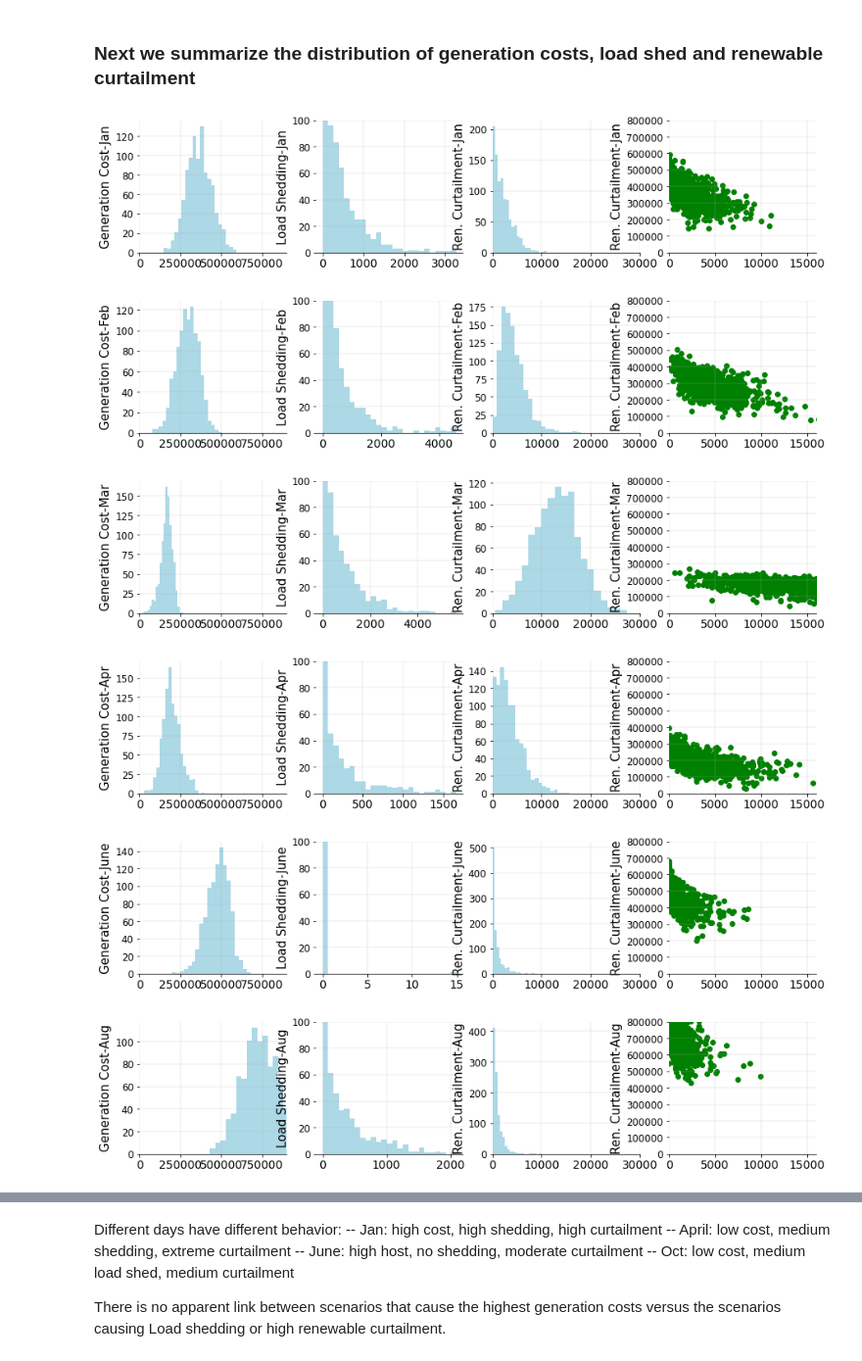
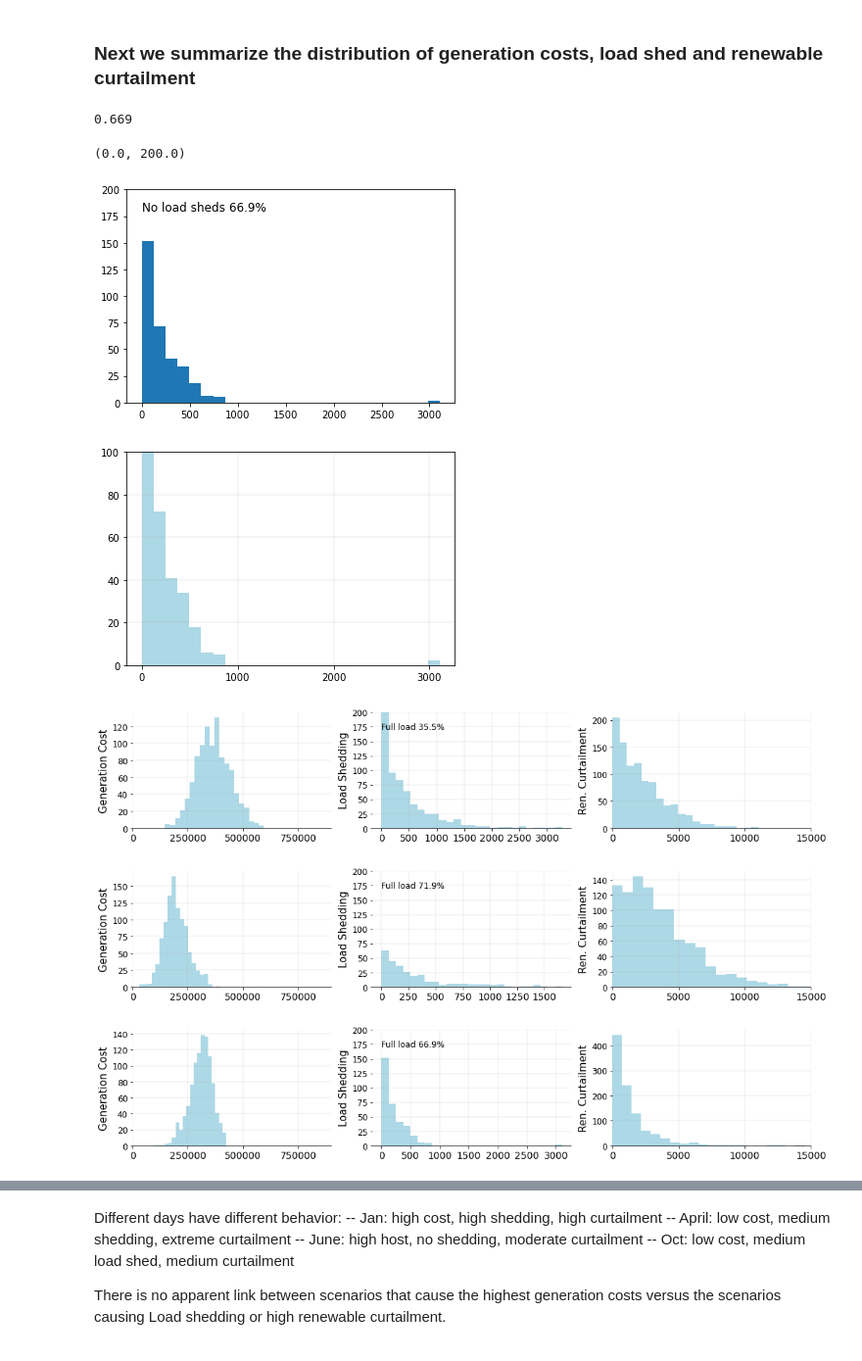
Before and after one commit to MahashwetaPatra/Financial-Modeling-Renewable-Energy, a Jupyter notebook: RTSVaticOutput-AllStochastic-16Mar.ipynb, the cells around one changed output, grey strips where cells are left out. Shown at 98% size. Drawn from its saved outputs; the diff is of its cells as text; code cells hidden in the pictures.

```diff
--- a/RTSVaticOutput-AllStochastic-16Mar.ipynb
+++ b/RTSVaticOutput-AllStochastic-16Mar.ipynb
@@ -248,0 +308,4 @@ The right-most panel is net load = Load - Wind - Solar
+# %%
+day_scens.keys()
+days = {'Jan': 'jan20', 'Apr': 'apr02', 'June': 'jun30', 'July': 'jul23', 'Oct': 'oct17'}
+days[date]
@@ -248,0 +337,3 @@ The right-most panel is net load = Load - Wind - Solar
+# %%
+fig = PlotingScenarios(time, WindScenarios,WindForecast,WindMean,RiskWind, SolarScenarios,SolarForecast,SolarMean,RiskSolar, LoadScenarios,LoadForecast,LoadMean, date)
+fig.savefig("scens-" + days[date] + ".png")
@@ -249,7 +342,7 @@ The right-most panel is net load = Load - Wind - Solar
 # %%
-file_dir = "C:\\Users\\Mahashweta Patra\\Downloads\\ProcessedData\\ProcessedData"
+file_dir = "C:\\Users\\Mike Ludkovski\\Dropbox\\ORFEUSRTSDATA\\ProcessedData"
  #"C:\\Users\\mludk\\Dropbox\\ORFEUSRTSData\\ProcessedData" #
-for date in ["Jan","Feb","Mar","Apr","June","Aug","Sep","Oct","Nov","Dec"]:
+for date in ["Jan","Apr","June","July","Oct"]:
     Forecast = pd.read_csv(file_dir+date+"\\Forecast.csv")
     Mean = pd.read_csv(file_dir+date+"\\Mean.csv")
     WindScenarios = pd.read_csv(file_dir+date+"\\WindScenariosAggregated.csv")
@@ -262,5 +355,12 @@ for date in ["Jan","Feb","Mar","Apr","June","Aug","Sep","Oct","Nov","Dec"]:
     WindForecast=Forecast['WindForecast']
     SolarForecast=Forecast['SolarForecast']
     LoadForecast=Forecast['LoadForecast']
-    PlotingScenarios(time, WindScenarios,WindForecast,WindMean,SolarScenarios,SolarForecast,SolarMean, LoadScenarios,LoadForecast,LoadMean, date)
+    out_file = 'allocs_RTS.p.gz'
+    with bz2.BZ2File(out_file, 'r') as f:
+        day_scens = pickle.load(f)
+        RiskWind=day_scens[days[date]]['type']['Wind']
+        RiskSolar=day_scens[days[date]]['type']['PV']
+        RiskRTPV=day_scens[days[date]]['type']['RTPV']
+    fig = PlotingScenarios(time, WindScenarios,WindForecast,WindMean,RiskWind,SolarScenarios,SolarForecast,SolarMean,RiskSolar, LoadScenarios,LoadForecast,LoadMean, date)
+    fig.savefig("scens-" + days[date] + ".png")
 # %% [output]
@@ -283,17 +378,39 @@ A few observations:
     - While Solar has a clear diurnal pattern, Wind daily patterns vary widely across days, making that analysis more challenging
 # %% [markdown]
 ### Next we summarize the distribution of generation costs, load shed and renewable curtailment
+# %%
+(np.sum(LoadSheddingAll == 0)/1000)
+# %% [output]
+0.669
+# %%
+counts, bns = np.histogram(LoadSheddingAll, bins=25)
+#bns[0] = 1
+#print(np.insert(bins,1,1))
+plt.hist(LoadSheddingAll, bins=np.insert(bns,1,1))
+plt.text(0.4,180,'No load sheds '+'{:2.1%}'.format(np.sum(LoadSheddingAll == 0)/1000), fontsize=12)
+plt.ylim(0,200)
+# %% [output]
+(0.0, 200.0)
+[figure, added]
+# %%
+VaticOutput = pd.read_csv(file_dir+date+"\\VaticOutput.csv")
+GenerationCostAll=VaticOutput['GenerationCostAll']
+LoadSheddingAll=VaticOutput['LoadSheddingAll']
+plt.hist(LoadSheddingAll, bins=25, color='lightblue')
+plt.locator_params(axis="x", nbins=4)
+plt.ylim(0,100)
+plt.grid(linewidth=0.25)
+# %% [output]
+[figure, added]
 # %%
-for date in ["Jan","Feb","Mar","Apr","June","Aug","Sep","Oct","Nov","Dec"]:
+for date in ["Jan","Apr","Oct"]:
     VaticOutput = pd.read_csv(file_dir+date+"\\VaticOutput.csv")
     GenerationCostAll=VaticOutput['GenerationCostAll']
     LoadSheddingAll=VaticOutput['LoadSheddingAll']
     RenewableCurtailmentAll=VaticOutput['RenewableCurtailmentAll']
-    PlotingVaticOutput(time,GenerationCostAll, LoadSheddingAll, RenewableCurtailmentAll, date)
+    fig = PlotingVaticOutput(time,GenerationCostAll, LoadSheddingAll, RenewableCurtailmentAll, date)
+    fig.savefig("hists-" + days[date] + ".png")
 # %% [output]
-[figure, old version]
+[figure, new version]
-[figure, old version]
+[figure, new version]
-[figure, old version]
+[figure, new version]
-[figure, removed]
-[figure, removed]
-[figure, removed]
```
Also changed, not shown: parts of 10 cells of this notebook.
